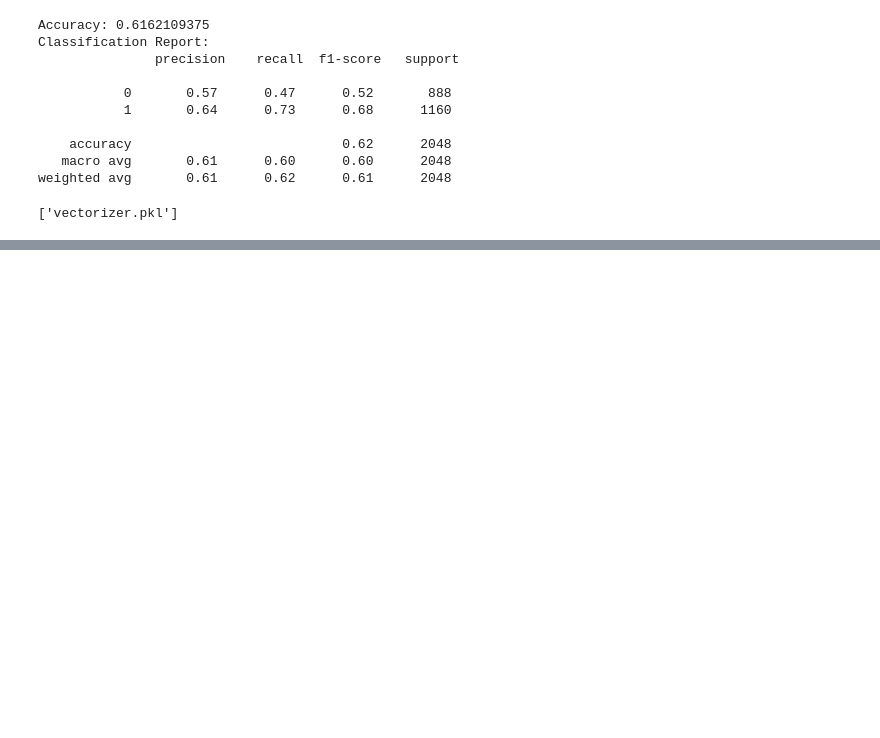
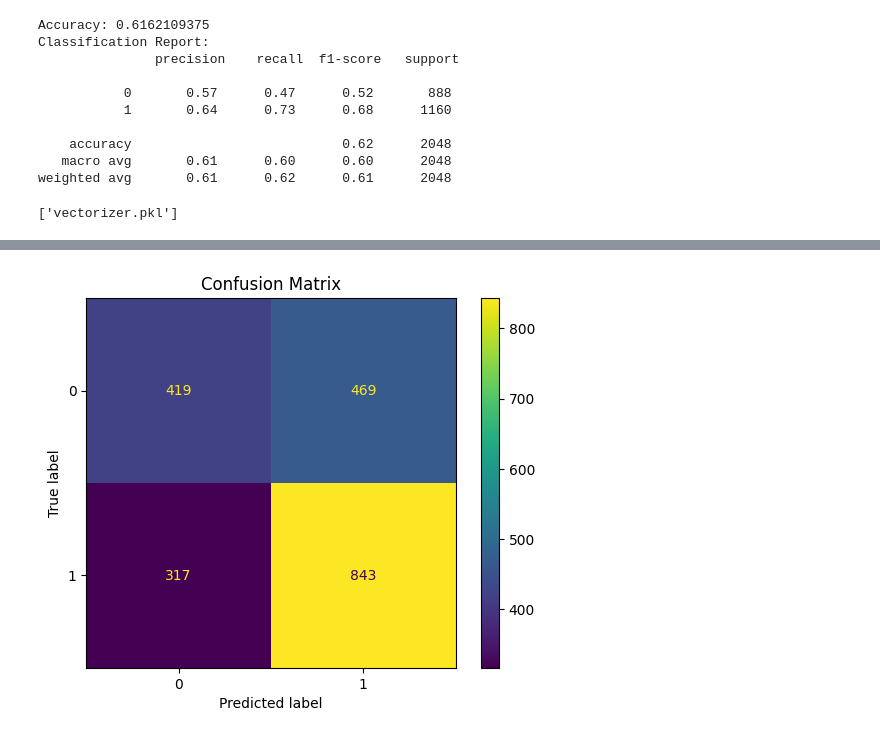
Before and after one commit to Abdulaziz-Saaad/FakeNews, a Jupyter notebook: train/train.ipynb, the cells around one changed output, grey strips where cells are left out. Drawn from its saved outputs; the diff is of its cells as text; code cells hidden in the pictures; blank space fills up the shorter version.

```diff
--- a/train/train.ipynb
+++ b/train/train.ipynb
@@ -179,0 +196,8 @@ print(prediction)
+# %%
+from sklearn.metrics import ConfusionMatrixDisplay
+cm = confusion_matrix(y_test, y_pred)
+ConfusionMatrixDisplay(cm, display_labels=model.classes_).plot()
+plt.title('Confusion Matrix')
+plt.savefig('confusion_matrix.png')
+# %% [output]
+[figure, added]
```
Also changed, not shown: parts of 10 cells of this notebook, 24 other files.
